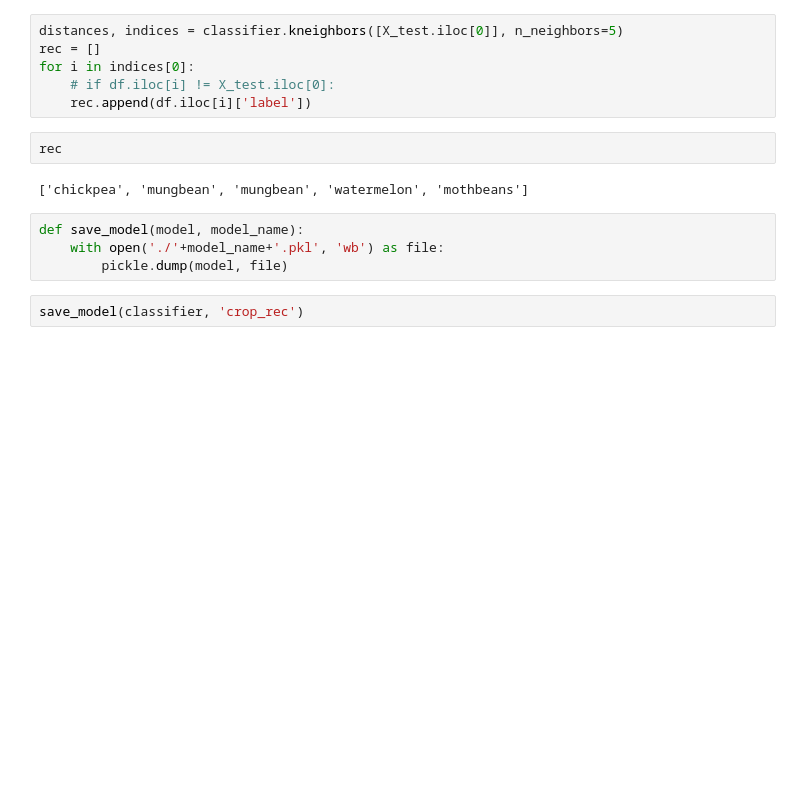
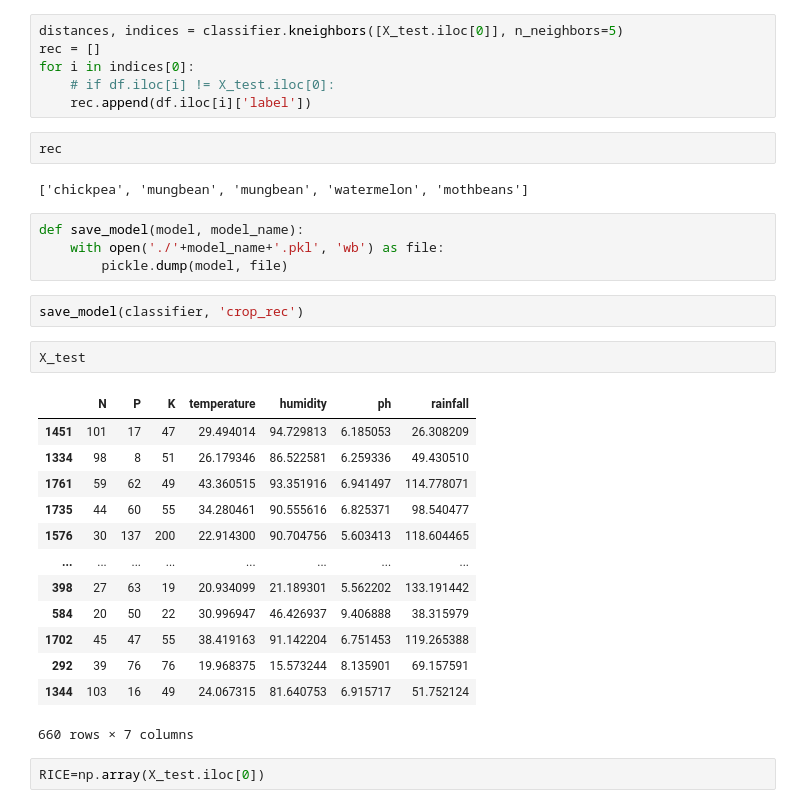
Before and after one commit to SalmanAd01/Bytecamp-hackethon, a Jupyter notebook: Crop_recommendation.ipynb, the cells around one changed output. Saved outputs shown, nothing was run; the diff lists cells and outputs as text; blank space fills up the shorter version.

```diff
--- a/Crop_recommendation.ipynb
+++ b/Crop_recommendation.ipynb
@@ -108,3 +108,21 @@ def save_model(model, model_name):
         pickle.dump(model, file)
 # %%
 save_model(classifier, 'crop_rec')
+# %%
+X_test
+# %% [output]
+|  | N | P | K | temperature | humidity | ph | rainfall |
+| 1451 | 101 | 17 | 47 | 29.494014 | 94.729813 | 6.185053 | 26.308209 |
+| 1334 | 98 | 8 | 51 | 26.179346 | 86.522581 | 6.259336 | 49.430510 |
+| 1761 | 59 | 62 | 49 | 43.360515 | 93.351916 | 6.941497 | 114.778071 |
+| 1735 | 44 | 60 | 55 | 34.280461 | 90.555616 | 6.825371 | 98.540477 |
+| 1576 | 30 | 137 | 200 | 22.914300 | 90.704756 | 5.603413 | 118.604465 |
+| ... | ... | ... | ... | ... | ... | ... | ... |
+| 398 | 27 | 63 | 19 | 20.934099 | 21.189301 | 5.562202 | 133.191442 |
+| 584 | 20 | 50 | 22 | 30.996947 | 46.426937 | 9.406888 | 38.315979 |
+| 1702 | 45 | 47 | 55 | 38.419163 | 91.142204 | 6.751453 | 119.265388 |
+| 292 | 39 | 76 | 76 | 19.968375 | 15.573244 | 8.135901 | 69.157591 |
+| 1344 | 103 | 16 | 49 | 24.067315 | 81.640753 | 6.915717 | 51.752124 |
+660 rows × 7 columns
+# %%
+RICE=np.array(X_test.iloc[0])
```
Also changed, not shown: parts of 21 cells of this notebook, 25 other files.
